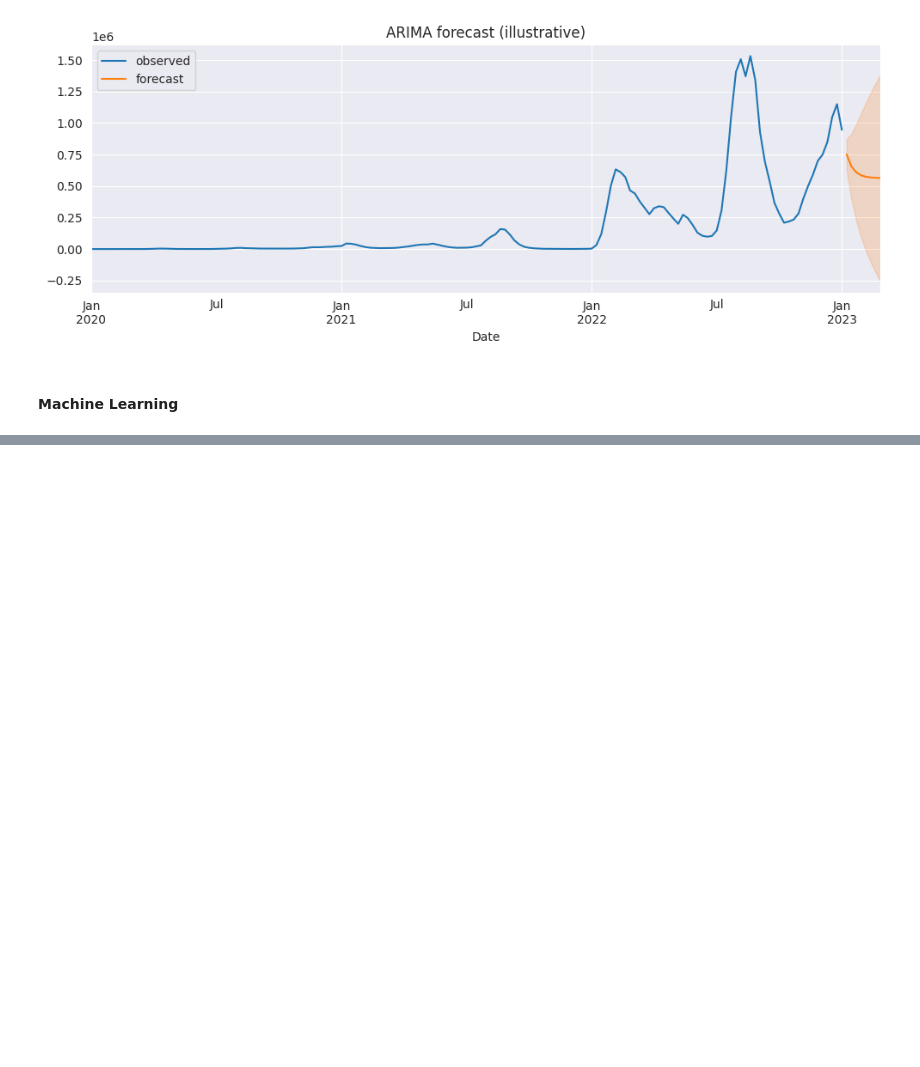
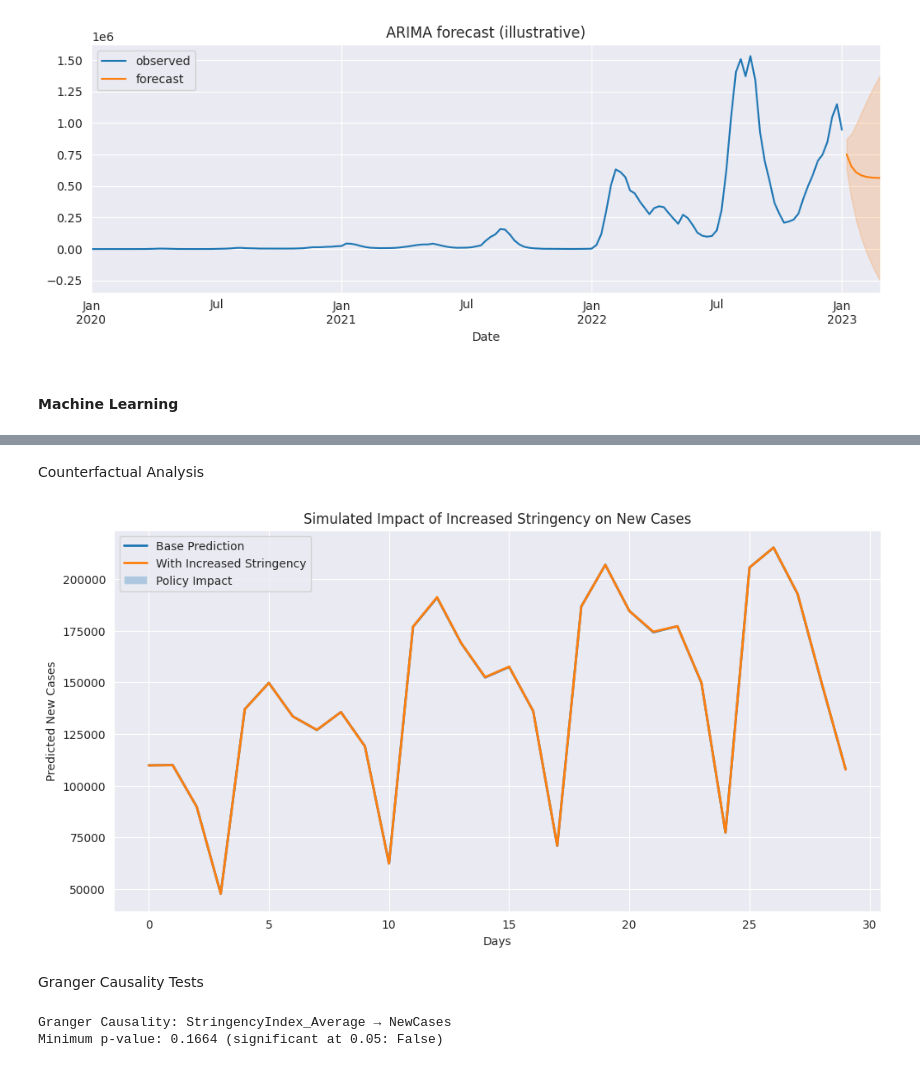
Before and after one commit to chipojaya1/myNEBDHub, a Jupyter notebook: Japan_case_study_Milestone_#2.ipynb, the cells around one changed output, grey strips where cells are left out. Cells and saved outputs as stored; diff of their text form; code cells hidden in the pictures; blank space fills up the shorter version.

```diff
--- a/Japan_case_study_Milestone_#2.ipynb
+++ b/Japan_case_study_Milestone_#2.ipynb
@@ -157,0 +348,63 @@ Warnings:
+# %% [markdown]
+Counterfactual Analysis
+# %%
+def simulate_policy_impact(model, X_base, policy_feature, change_amount, scaler, feature_names):
+    """Simulate impact of policy changes"""
+    # Create counterfactual scenarios
+    X_counter = X_base.copy()
+    policy_idx = feature_names.tolist().index(policy_feature)
+
+    # Apply policy change
+    X_counter[:, policy_idx] += change_amount
+
+    # Predict with and without policy change
+    pred_base = model.predict(X_base)
+    pred_counter = model.predict(X_counter)
+
+    impact = pred_counter - pred_base
+
+    return impact, pred_base, pred_counter
+
+# Example: Impact of increasing stringency by 10 points
+base_scenario = X_scaled[-30:]  # Last 30 days
+impact, base_pred, counter_pred = simulate_policy_impact(
+    best_model, base_scenario, 'StringencyIndex_Average', 10, scaler, pd.Series(feature_cols)
+)
+
+plt.figure(figsize=(12, 6))
+plt.plot(range(len(impact)), base_pred, label='Base Prediction', linewidth=2)
+plt.plot(range(len(impact)), counter_pred, label='With Increased Stringency', linewidth=2)
+plt.fill_between(range(len(impact)), base_pred, counter_pred, alpha=0.3, label='Policy Impact')
+plt.title('Simulated Impact of Increased Stringency on New Cases')
+plt.xlabel('Days')
+plt.ylabel('Predicted New Cases')
+plt.legend()
+plt.show()
+# %% [output]
+[figure, added]
+# %% [markdown]
+Granger Causality Tests
+# %%
+from statsmodels.tsa.stattools import grangercausalitytests
+
+# Test if policy measures Granger-cause case changes
+max_lag = 7  # Test up to 1 week lags
+
+# Test for key policies
+test_policies = ['StringencyIndex_Average']
+
+for policy in test_policies:
+    test_data = df_ml[[target_col, policy]].dropna()
+    if len(test_data) > max_lag * 2:  # Ensure sufficient data
+        print(f"\nGranger Causality: {policy} → NewCases")
+        try:
+            granger_test = grangercausalitytests(test_data, maxlag=max_lag, verbose=False)
+            # Extract p-values
+            p_values = [granger_test[i+1][0]['ssr_chi2test'][1] for i in range(max_lag)]
+            min_p = min(p_values)
+            print(f"Minimum p-value: {min_p:.4f} (significant at 0.05: {min_p < 0.05})")
+        except:
+            print("Test failed - insufficient data or other issue")
+# %% [output]
+Granger Causality: StringencyIndex_Average → NewCases
+Minimum p-value: 0.1664 (significant at 0.05: False)
```
Also changed, not shown: parts of 13 cells of this notebook.
